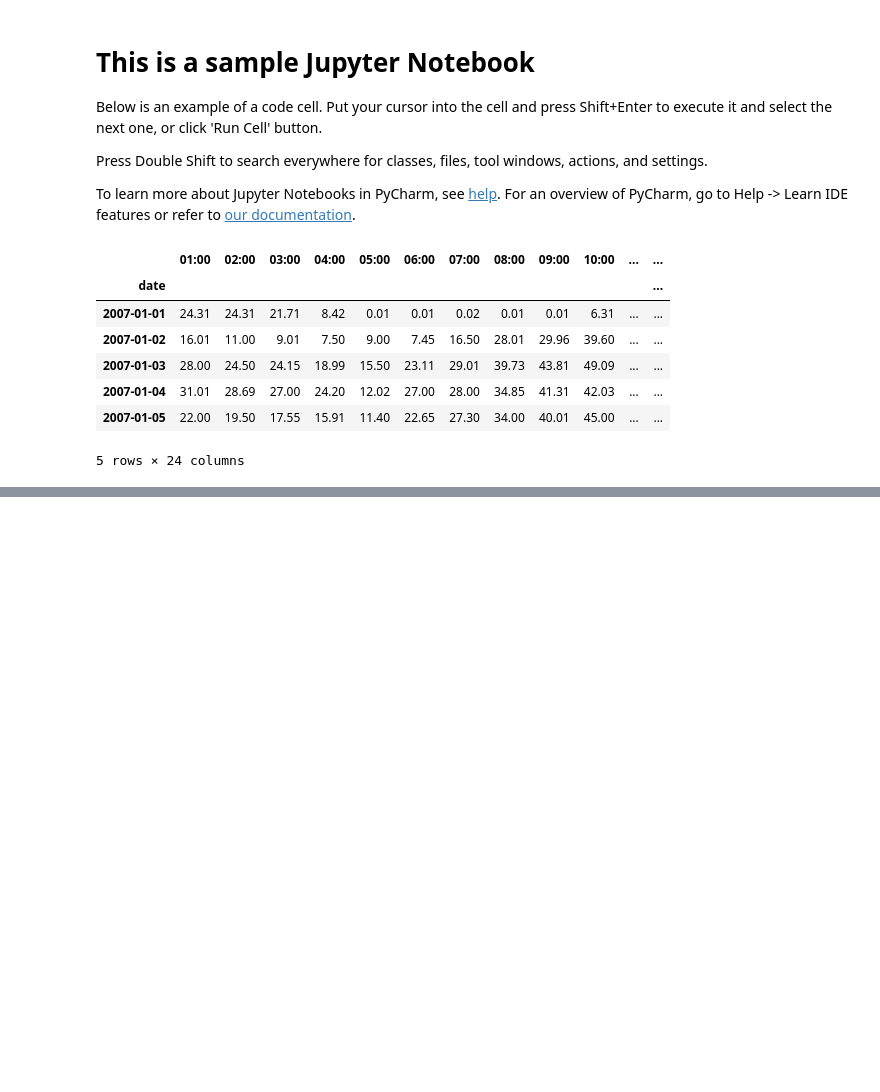
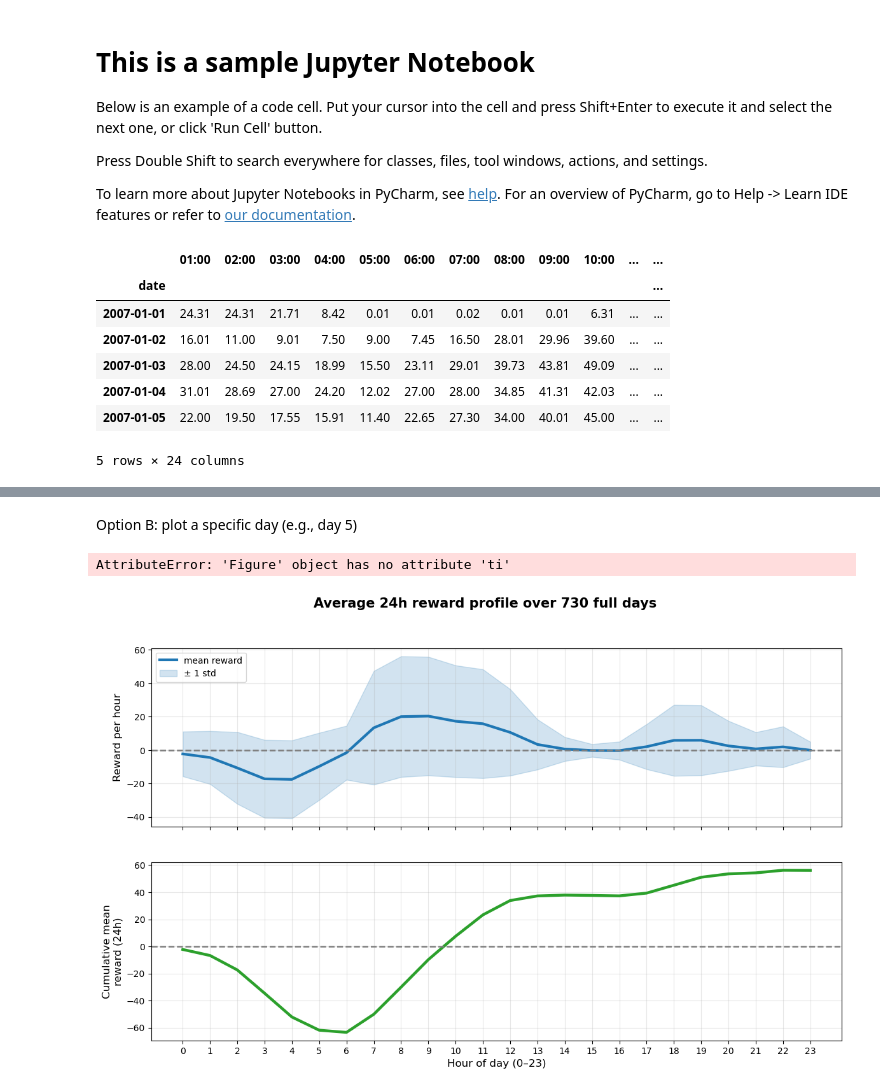
Before and after one commit to alexia-spinei/PRL_team_11, a Jupyter notebook: main.ipynb, the cells around one changed output, grey strips where cells are left out. Cells and saved outputs as stored; diff of their text form; code cells hidden in the pictures; blank space fills up the shorter version.

Commit message:
Add validation visualization plots for heuristic

```diff
--- a/main.ipynb
+++ b/main.ipynb
@@ -210,0 +331,50 @@ plt.show()
+# %% [markdown]
+Option B: plot a specific day (e.g., day 5)
+# %%
+import numpy as np
+import matplotlib.pyplot as plt
+
+rewards = np.array(records["reward"])  # per-timestep reward from your rollout
+
+H = 24
+n_full_days = len(rewards) // H
+rewards = rewards[:n_full_days * H]                 # drop leftover hours
+rewards_day = rewards.reshape(n_full_days, H)       # shape: (days, 24)
+
+mean_reward = rewards_day.mean(axis=0)
+std_reward  = rewards_day.std(axis=0)
+
+cum_mean_reward = np.cumsum(mean_reward)
+
+hours = np.arange(H)
+
+fig, axes = plt.subplots(2, 1, figsize=(14, 8), sharex=True)
+
+# 1) Mean reward per hour (+/- 1 std)
+axes[0].plot(hours, mean_reward, linewidth=3.0, color="tab:blue", label="mean reward")
+axes[0].fill_between(
+    hours,
+    mean_reward - std_reward,
+    mean_reward + std_reward,
+    alpha=0.2,
+    color="tab:blue",
+    label="± 1 std"
+)
+axes[0].axhline(0, linestyle="--", linewidth=1.8, color="tab:gray")
+axes[0].set_ylabel("Reward per hour", fontsize=12)
+axes[0].grid(True, alpha=0.3)
+axes[0].legend(fontsize=10, loc="upper left")
+
+# 2) Cumulative mean reward within the 24h cycle
+axes[1].plot(hours, cum_mean_reward, linewidth=3.2, color="tab:green")
+axes[1].axhline(0, linestyle="--", linewidth=1.8, color="tab:gray")
+axes[1].set_ylabel("Cumulative mean\nreward (24h)", fontsize=12)
+axes[1].set_xlabel("Hour of day (0–23)", fontsize=12)
+axes[1].set_xticks(hours)
+axes[1].grid(True, alpha=0.3)
+
+plt.suptitle(f"Average 24h reward profile over {n_full_days} full days", fontsize=15, fontweight="bold")
+fig.ti
+# %% [output]
+AttributeError: 'Figure' object has no attribute 'ti'
+[figure, added]
```
Also changed, not shown: parts of 4 cells of this notebook.
